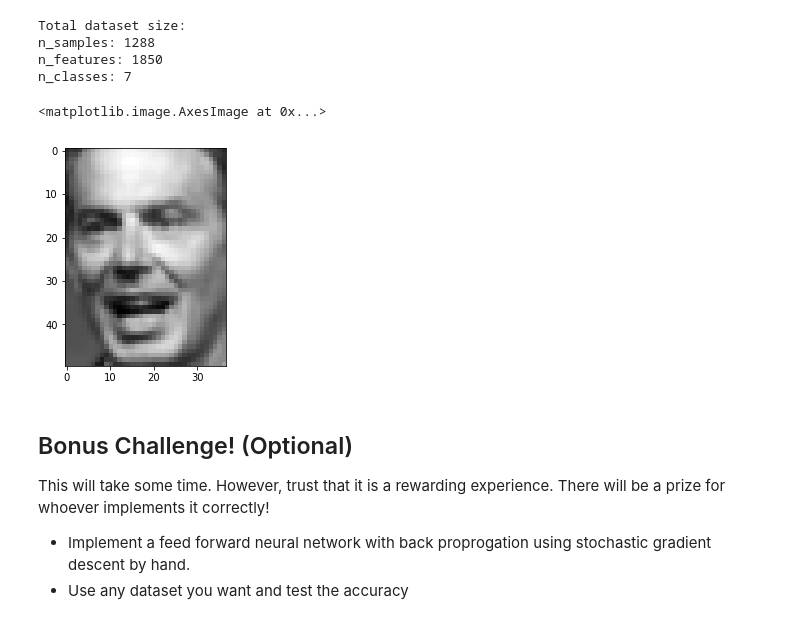
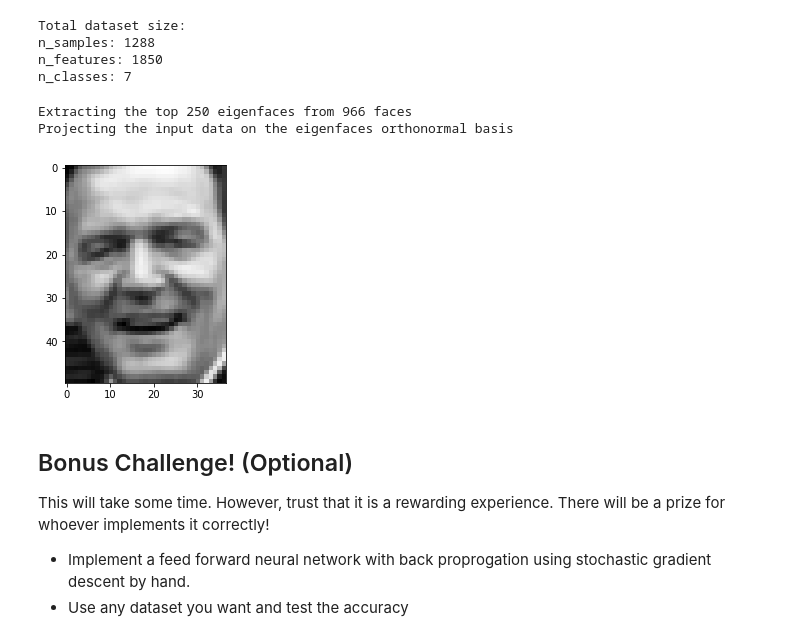
Before and after one commit to McGillAISociety/mais-bootcamp-w2019, a Jupyter notebook: Assignment4/MAIS 202 - Assignment 4.ipynb, the cells around one changed output. Cells and saved outputs as stored; diff of their text form; code cells hidden in the pictures.

```diff
--- a/Assignment4/MAIS 202 - Assignment 4.ipynb
+++ b/Assignment4/MAIS 202 - Assignment 4.ipynb
@@ -88,9 +192,20 @@ In the 1980's', Alex 'Sandy' Pentland came up with 'EigenFaces'. A novel way for
 # %%
 # loading the faces dataset
 from sklearn.datasets import fetch_lfw_people
+from time import time
+import logging
+import pylab as plt
+import numpy as np
+
+from sklearn.datasets import fetch_lfw_people
+from sklearn.metrics import classification_report
+from sklearn.metrics import confusion_matrix
+from sklearn.model_selection import train_test_split
+from sklearn.svm import SVC
+from sklearn.decomposition import PCA as RandomizedPCA
 
 # uncomment below to load dataset(takes ~5 mins to load data)
-# lfw_people = fetch_lfw_people(min_faces_per_person=70, resize=0.4)
+lfw_people = fetch_lfw_people(min_faces_per_person=70, resize=0.4)
 
 # introspect the images arrays to find the shapes (for plotting)
 n_samples, h, w = lfw_people.images.shape
@@ -113,14 +228,30 @@ Total dataset size:
 n_samples: 1288
 n_features: 1850
 n_classes: 7
-# %%
-# plot an example image
-plt.imshow(X[1].reshape(h,w), cmap = 'gray')
-
-### insert your code here ###
-# %% [output]
-<matplotlib.image.AxesImage at 0x...>
-[figure, removed]
+# %%
+# plot an example image
+plt.imshow(X[7].reshape(h,w), cmap = 'gray')
+
+### insert your code here ###
+X_train, X_test, y_train, y_test = train_test_split(X, y, test_size=0.25, random_state=42)
+# Compute a PCA (eigenfaces) on the face dataset (treated as unlabeled
+# dataset): unsupervised feature extraction / dimensionality reduction
+n_components = 250
+
+# was set to varying values in this lesson, comparing F1 score
+
+print("Extracting the top %d eigenfaces from %d faces" % (n_components, X_train.shape[0]))
+pca = RandomizedPCA(n_components=n_components, whiten=True).fit(X_train)
+
+eigenfaces = pca.components_.reshape((n_components, h, w))
+
+print("Projecting the input data on the eigenfaces orthonormal basis")
+X_train_pca = pca.transform(X_train)
+X_test_pca = pca.transform(X_test)
+# %% [output]
+Extracting the top 250 eigenfaces from 966 faces
+Projecting the input data on the eigenfaces orthonormal basis
+[figure, added]
 # %% [markdown]
 ## Bonus Challenge! (Optional)
 
```
Also changed, not shown: parts of 18 cells of this notebook, 1 other file.
